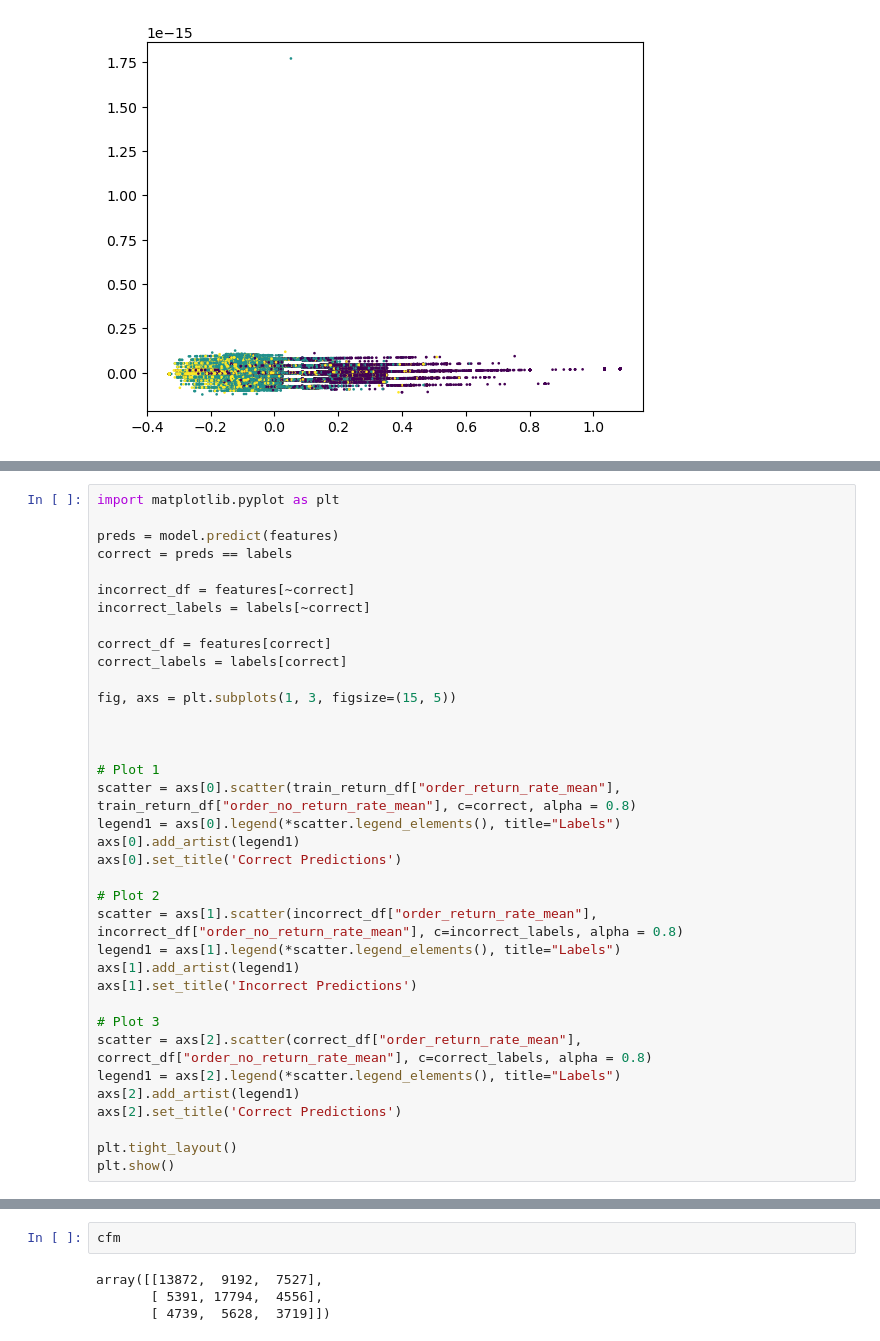
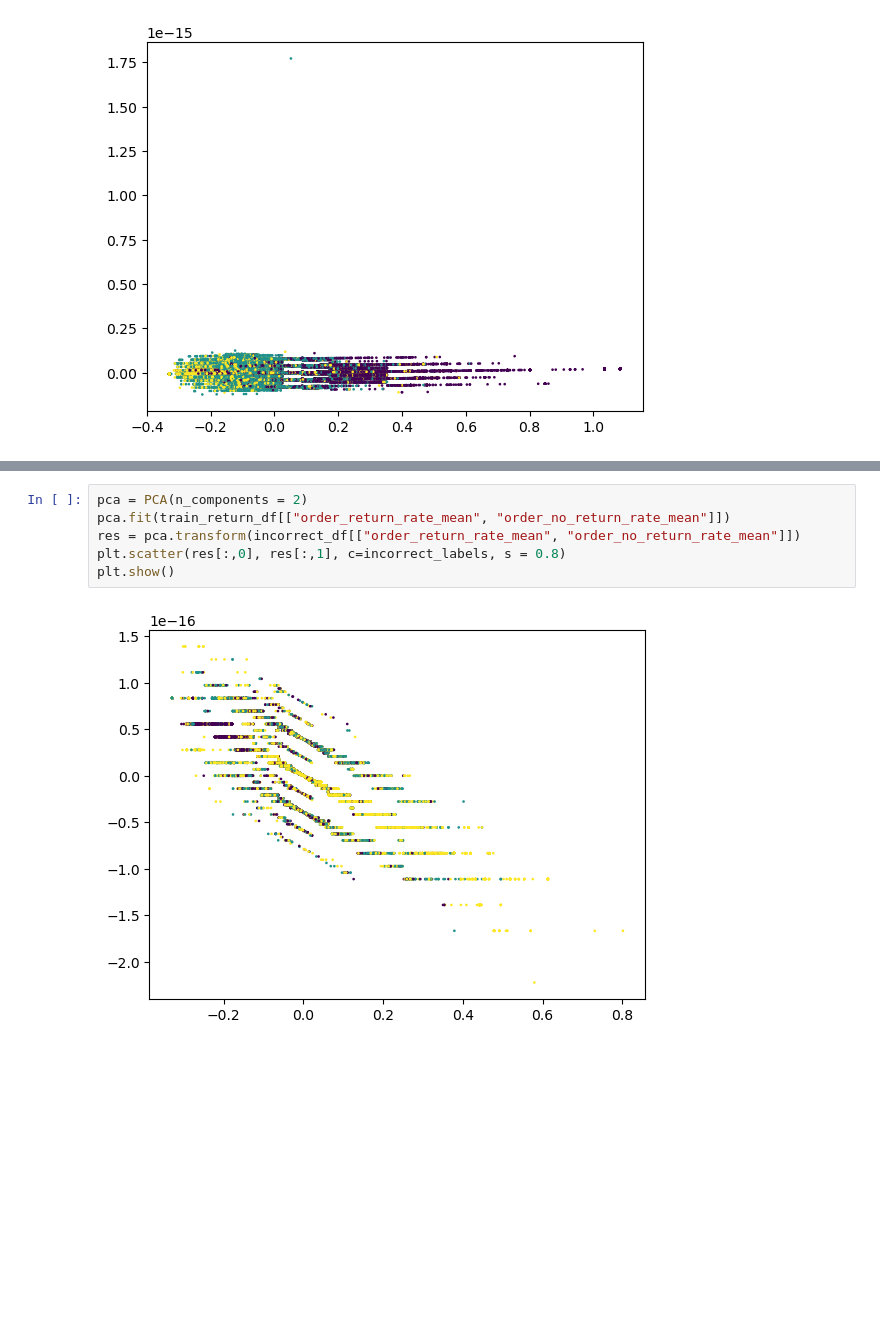
Before and after one commit to drigba/Data_mining_recommendation_system, a Jupyter notebook: baseline.ipynb, the cells around one changed output, grey strips where cells are left out. Saved outputs shown, nothing was run; the diff lists cells and outputs as text; blank space fills up the shorter version.

```diff
--- a/baseline.ipynb
+++ b/baseline.ipynb
@@ -388,36 +420,0 @@ plt.show()
-# %%
-import matplotlib.pyplot as plt
-
-preds = model.predict(features)
-correct = preds == labels
-
-incorrect_df = features[~correct]
-incorrect_labels = labels[~correct]
-
-correct_df = features[correct]
-correct_labels = labels[correct]
-
-fig, axs = plt.subplots(1, 3, figsize=(15, 5))
-
-
-
-# Plot 1
-scatter = axs[0].scatter(train_return_df["order_return_rate_mean"], train_return_df["order_no_return_rate_mean"], c=correct, alpha = 0.8)
-legend1 = axs[0].legend(*scatter.legend_elements(), title="Labels")
-axs[0].add_artist(legend1)
-axs[0].set_title('Correct Predictions')
-
-# Plot 2
-scatter = axs[1].scatter(incorrect_df["order_return_rate_mean"], incorrect_df["order_no_return_rate_mean"], c=incorrect_labels, alpha = 0.8)
-legend1 = axs[1].legend(*scatter.legend_elements(), title="Labels")
-axs[1].add_artist(legend1)
-axs[1].set_title('Incorrect Predictions')
-
-# Plot 3
-scatter = axs[2].scatter(correct_df["order_return_rate_mean"], correct_df["order_no_return_rate_mean"], c=correct_labels, alpha = 0.8)
-legend1 = axs[2].legend(*scatter.legend_elements(), title="Labels")
-axs[2].add_artist(legend1)
-axs[2].set_title('Correct Predictions')
-
-plt.tight_layout()
-plt.show()
@@ -476,6 +421,8 @@ sns.heatmap(cfm)
-# %%
-cfm
-# %% [output]
-array([[13872,  9192,  7527],
-       [ 5391, 17794,  4556],
-       [ 4739,  5628,  3719]])
+# %%
+pca = PCA(n_components = 2)
+pca.fit(train_return_df[["order_return_rate_mean", "order_no_return_rate_mean"]])
+res = pca.transform(incorrect_df[["order_return_rate_mean", "order_no_return_rate_mean"]])
+plt.scatter(res[:,0], res[:,1], c=incorrect_labels, s = 0.8)
+plt.show()
+# %% [output]
+[figure, added]
```
Also changed, not shown: parts of 16 cells of this notebook, 4 other files.
